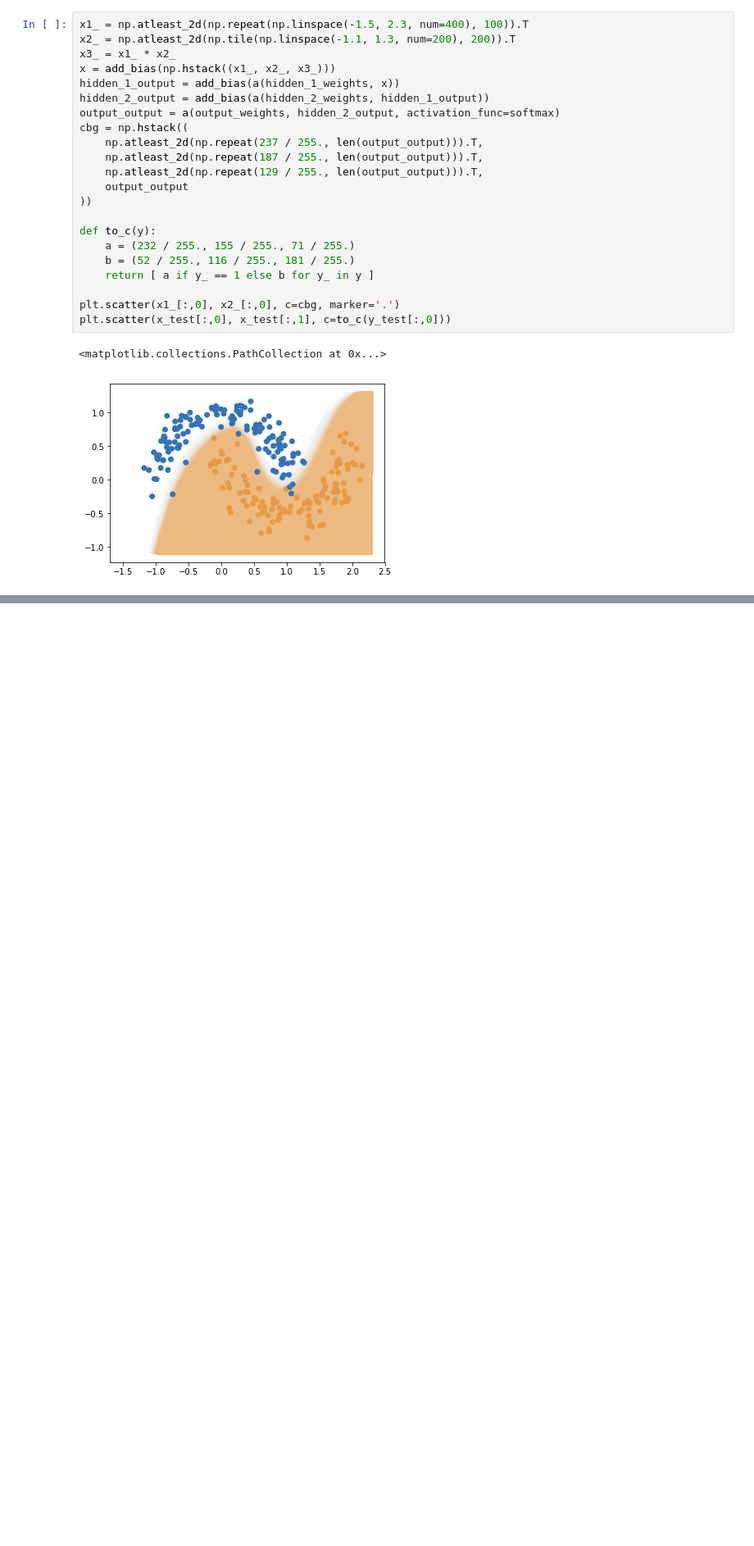
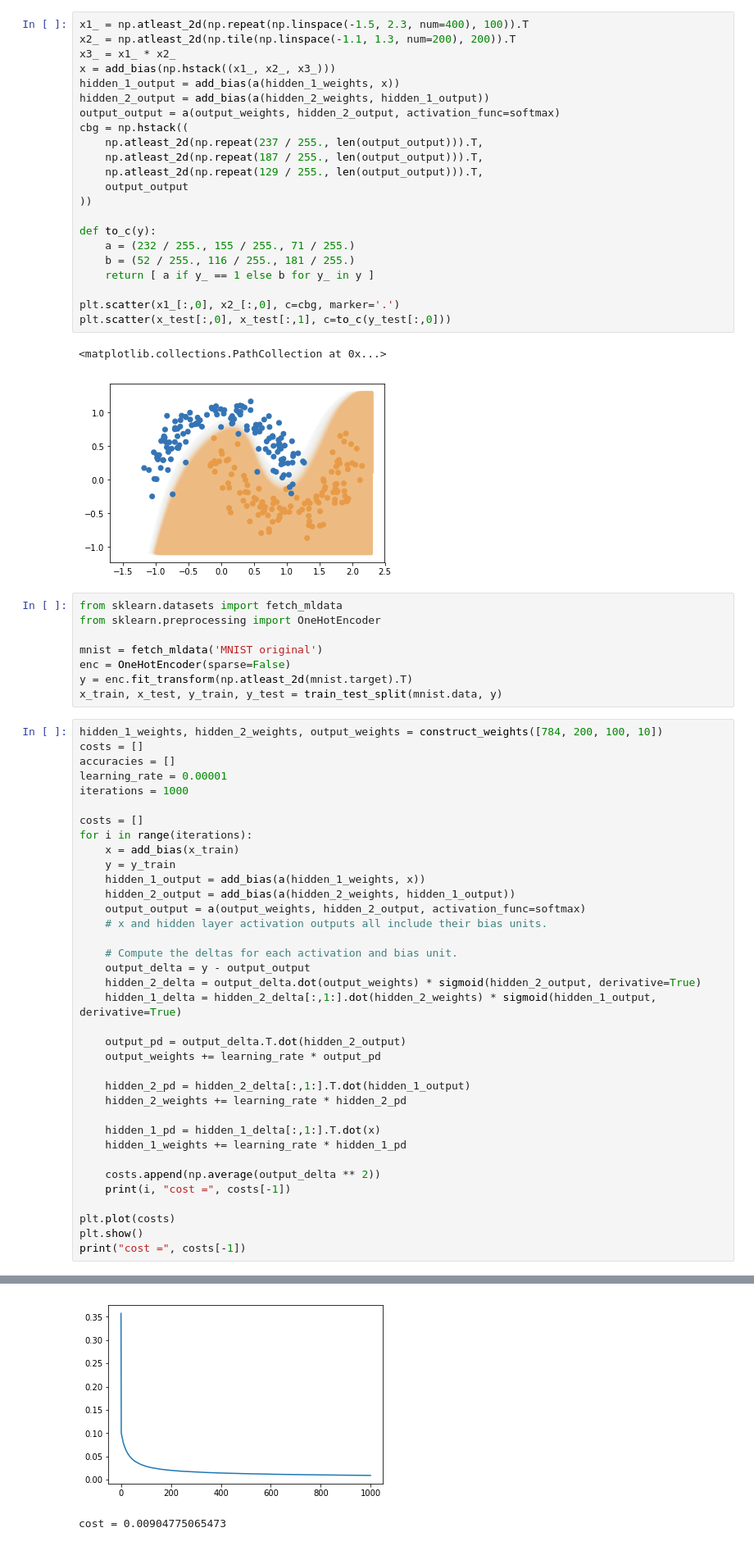
Before and after one commit to emilyhorsman/machine-learning, a Jupyter notebook: Neural Network Vectorized.ipynb, the cells around one changed output, grey strips where cells are left out. Shown at 82% size. Saved outputs shown, nothing was run; the diff lists cells and outputs as text; blank space fills up the shorter version.

Commit message:
Add an MNIST digits classifier!

```diff
--- a/Neural Network Vectorized.ipynb
+++ b/Neural Network Vectorized.ipynb
@@ -156,3 +157,48 @@ plt.scatter(x_test[:,0], x_test[:,1], c=to_c(y_test[:,0]))
 # %% [output]
 <matplotlib.collections.PathCollection at 0x...>
 [figure]
+# %%
+from sklearn.datasets import fetch_mldata
+from sklearn.preprocessing import OneHotEncoder
+
+mnist = fetch_mldata('MNIST original')
+enc = OneHotEncoder(sparse=False)
+y = enc.fit_transform(np.atleast_2d(mnist.target).T)
+x_train, x_test, y_train, y_test = train_test_split(mnist.data, y)
+# %%
+hidden_1_weights, hidden_2_weights, output_weights = construct_weights([784, 200, 100, 10])
+costs = []
+accuracies = []
+learning_rate = 0.00001
+iterations = 1000
+
+costs = []
+for i in range(iterations):
+    x = add_bias(x_train)
+    y = y_train
+    hidden_1_output = add_bias(a(hidden_1_weights, x))
+    hidden_2_output = add_bias(a(hidden_2_weights, hidden_1_output))
+    output_output = a(output_weights, hidden_2_output, activation_func=softmax)
+    # x and hidden layer activation outputs all include their bias units.
+
+    # Compute the deltas for each activation and bias unit.
+    output_delta = y - output_output
+    hidden_2_delta = output_delta.dot(output_weights) * sigmoid(hidden_2_output, derivative=True)
+    hidden_1_delta = hidden_2_delta[:,1:].dot(hidden_2_weights) * sigmoid(hidden_1_output, derivative=True)
+
+    output_pd = output_delta.T.dot(hidden_2_output)
+    output_weights += learning_rate * output_pd
+
+    hidden_2_pd = hidden_2_delta[:,1:].T.dot(hidden_1_output)
+    hidden_2_weights += learning_rate * hidden_2_pd
+
+    hidden_1_pd = hidden_1_delta[:,1:].T.dot(x)
+    hidden_1_weights += learning_rate * hidden_1_pd
+
+    costs.append(np.average(output_delta ** 2))
+    print(i, "cost =", costs[-1])
+
+plt.plot(costs)
+plt.show()
+print("cost =", costs[-1])
+# %% [output]
@@ -158,0 +222,2 @@ plt.scatter(x_test[:,0], x_test[:,1], c=to_c(y_test[:,0]))
+[figure, added]
+cost = 0.00904775065473
```
Also changed, not shown: parts of 5 cells of this notebook.
